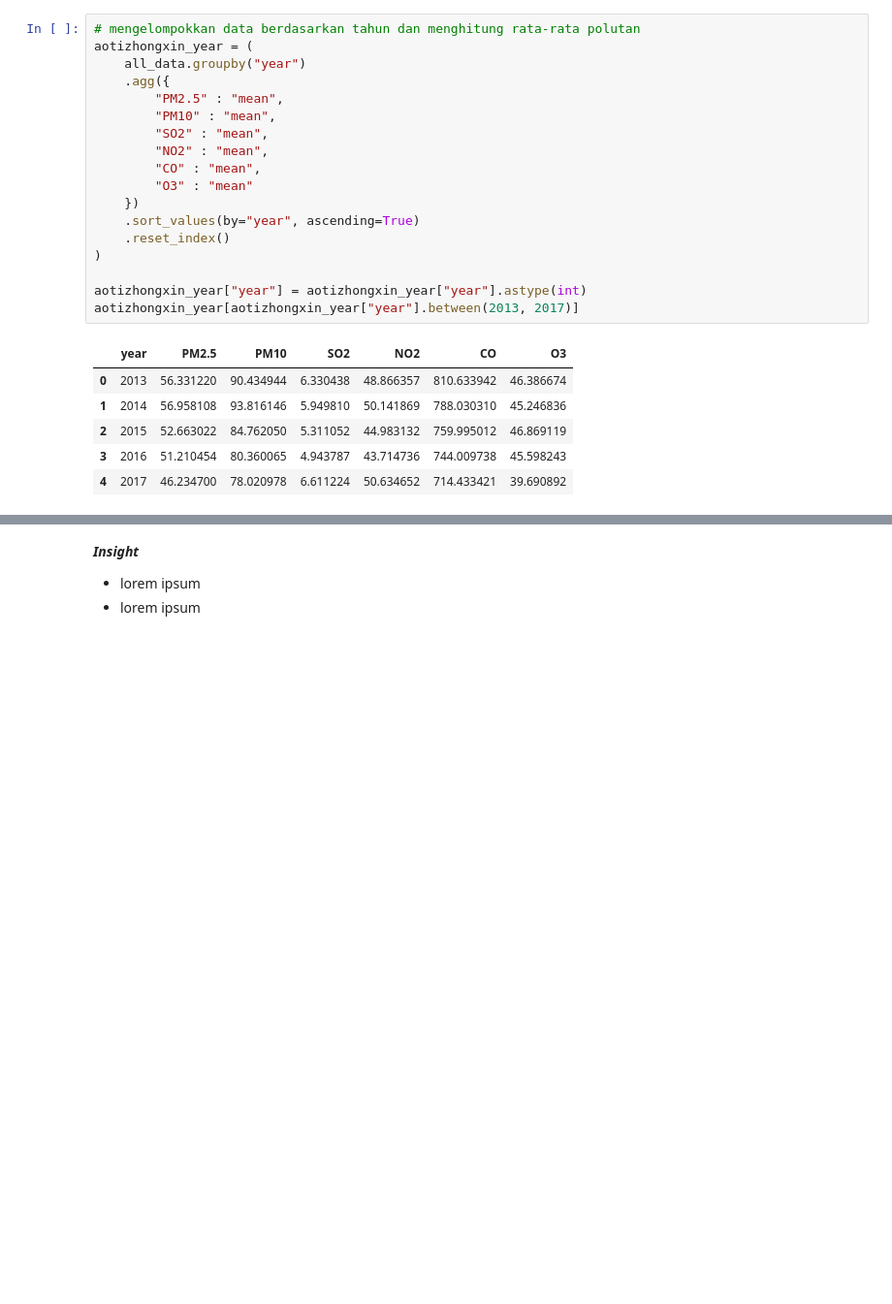
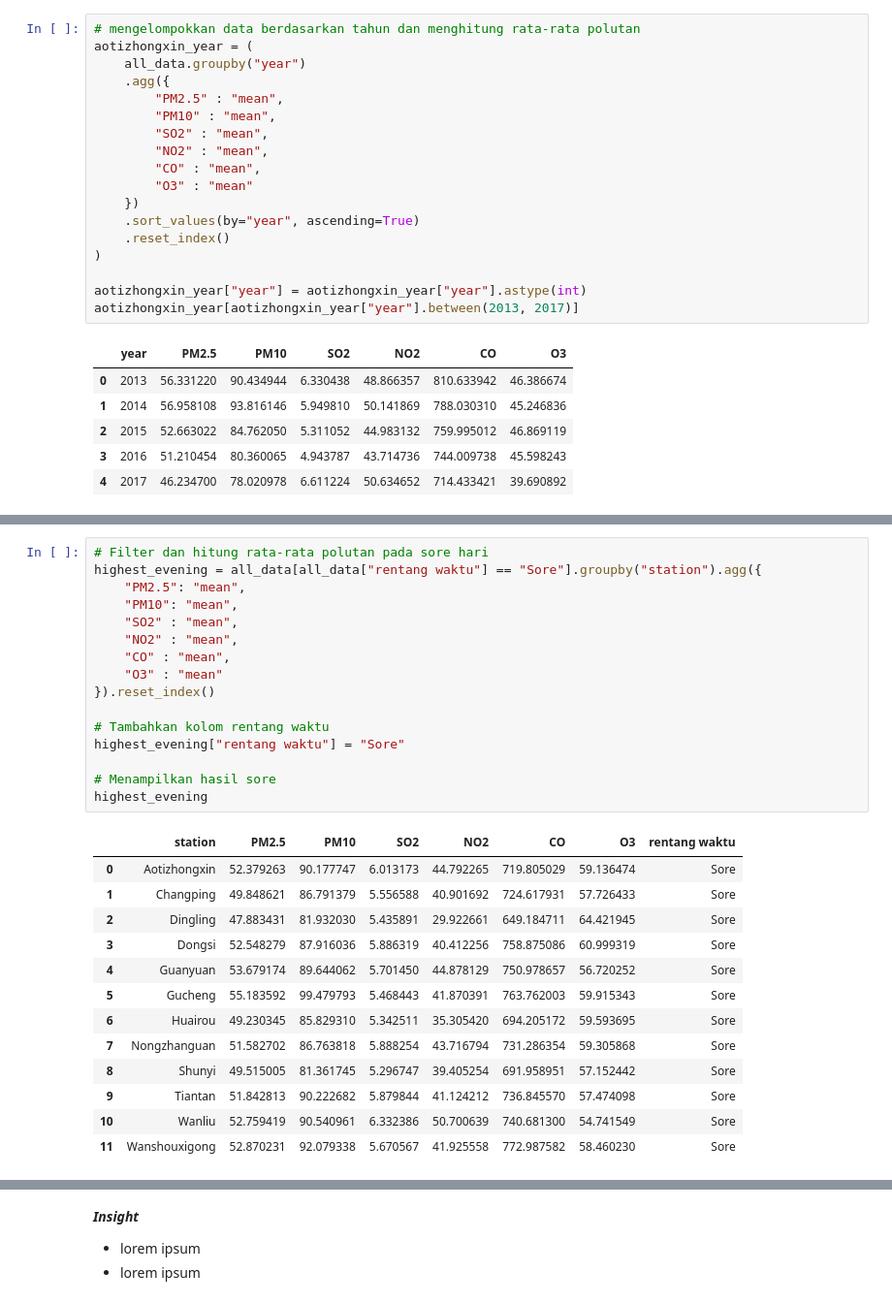
Before and after one commit to Azuredeer/Air-Quality, a Jupyter notebook: analysis_air.ipynb, the cells around one changed output, grey strips where cells are left out. Shown at 97% size. Saved outputs shown, nothing was run; the diff lists cells and outputs as text; blank space fills up the shorter version.

```diff
--- a/analysis_air.ipynb
+++ b/analysis_air.ipynb
@@ -2307,0 +2657,30 @@ changping_year[changping_year["year"].between(2013, 2017)]
+# %%
+# Filter dan hitung rata-rata polutan pada sore hari
+highest_evening = all_data[all_data["rentang waktu"] == "Sore"].groupby("station").agg({
+    "PM2.5": "mean",
+    "PM10": "mean",
+    "SO2" : "mean",
+    "NO2" : "mean",
+    "CO" : "mean",
+    "O3" : "mean"
+}).reset_index()
+
+# Tambahkan kolom rentang waktu
+highest_evening["rentang waktu"] = "Sore"
+
+# Menampilkan hasil sore
+highest_evening
+# %% [output]
+|  | station | PM2.5 | PM10 | SO2 | NO2 | CO | O3 | rentang waktu |
+| 0 | Aotizhongxin | 52.379263 | 90.177747 | 6.013173 | 44.792265 | 719.805029 | 59.136474 | Sore |
+| 1 | Changping | 49.848621 | 86.791379 | 5.556588 | 40.901692 | 724.617931 | 57.726433 | Sore |
+| 2 | Dingling | 47.883431 | 81.932030 | 5.435891 | 29.922661 | 649.184711 | 64.421945 | Sore |
+| 3 | Dongsi | 52.548279 | 87.916036 | 5.886319 | 40.412256 | 758.875086 | 60.999319 | Sore |
+| 4 | Guanyuan | 53.679174 | 89.644062 | 5.701450 | 44.878129 | 750.978657 | 56.720252 | Sore |
+| 5 | Gucheng | 55.183592 | 99.479793 | 5.468443 | 41.870391 | 763.762003 | 59.915343 | Sore |
+| 6 | Huairou | 49.230345 | 85.829310 | 5.342511 | 35.305420 | 694.205172 | 59.593695 | Sore |
+| 7 | Nongzhanguan | 51.582702 | 86.763818 | 5.888254 | 43.716794 | 731.286354 | 59.305868 | Sore |
+| 8 | Shunyi | 49.515005 | 81.361745 | 5.296747 | 39.405254 | 691.958951 | 57.152442 | Sore |
+| 9 | Tiantan | 51.842813 | 90.222682 | 5.879844 | 41.124212 | 736.845570 | 57.474098 | Sore |
+| 10 | Wanliu | 52.759419 | 90.540961 | 6.332386 | 50.700639 | 740.681300 | 54.741549 | Sore |
+| 11 | Wanshouxigong | 52.870231 | 92.079338 | 5.670567 | 41.925558 | 772.987582 | 58.460230 | Sore |
```
Also changed, not shown: parts of 15 cells of this notebook.
